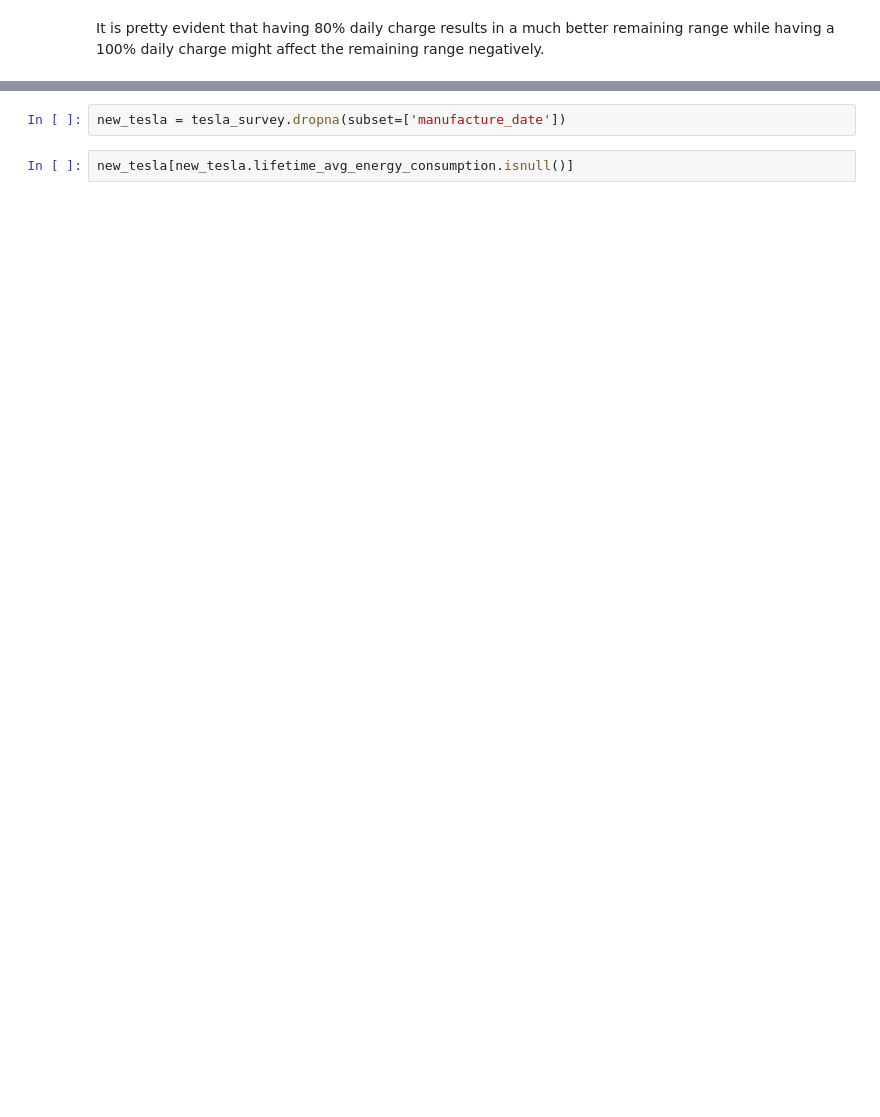
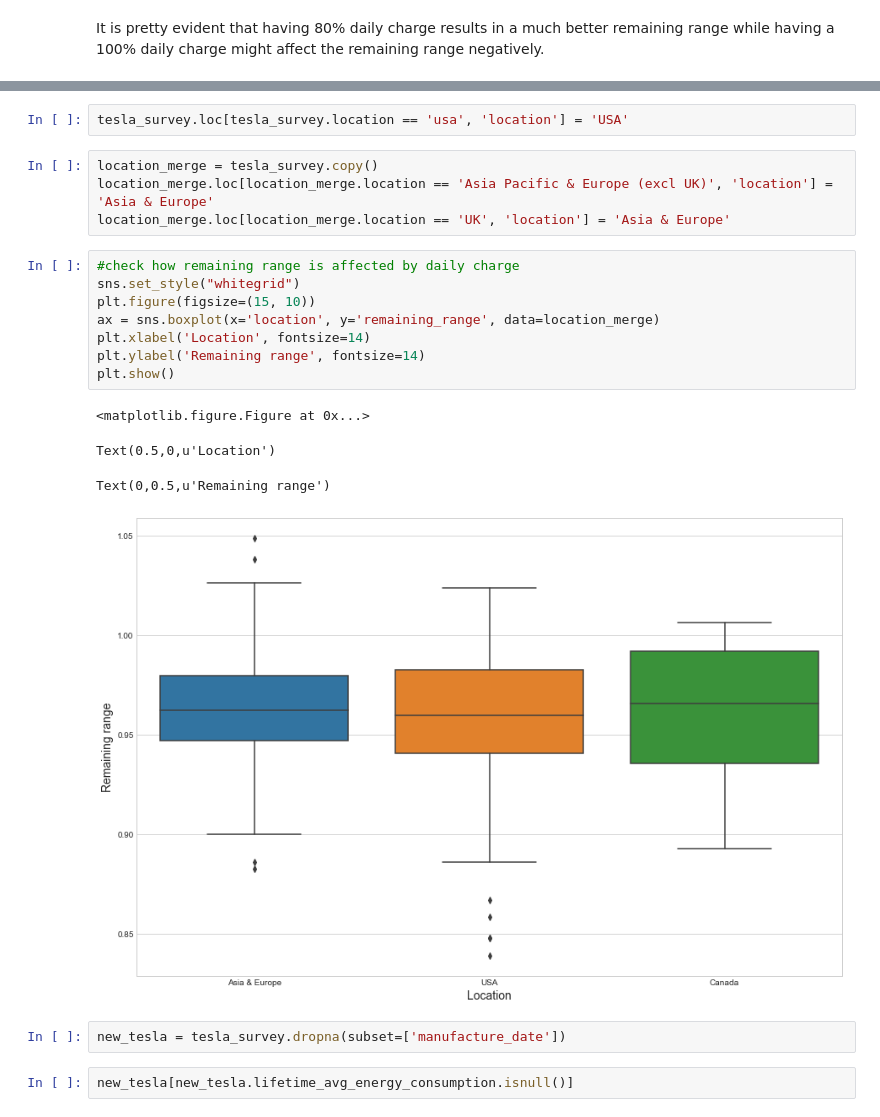
Before and after one commit to kvalentine95/capstone_data_science, a Jupyter notebook: tesla/tesla-battery-degradation.ipynb, the cells around one changed output, grey strips where cells are left out. Drawn from its saved outputs; the diff is of its cells as text; blank space fills up the shorter version.

```diff
--- a/tesla/tesla-battery-degradation.ipynb
+++ b/tesla/tesla-battery-degradation.ipynb
@@ -668,3 +776,22 @@ It is pretty evident that having 80% daily charge results in a much better remai
+# %%
+tesla_survey.loc[tesla_survey.location == 'usa', 'location'] = 'USA'
+# %%
+location_merge = tesla_survey.copy()
+location_merge.loc[location_merge.location == 'Asia Pacific & Europe (excl UK)', 'location'] = 'Asia & Europe'
+location_merge.loc[location_merge.location == 'UK', 'location'] = 'Asia & Europe'
+# %%
+#check how remaining range is affected by daily charge
+sns.set_style("whitegrid")
+plt.figure(figsize=(15, 10))
+ax = sns.boxplot(x='location', y='remaining_range', data=location_merge)
+plt.xlabel('Location', fontsize=14)
+plt.ylabel('Remaining range', fontsize=14)
+plt.show()
+# %% [output]
+<matplotlib.figure.Figure at 0x...>
+Text(0.5,0,u'Location')
+Text(0,0.5,u'Remaining range')
+[figure, added]
 # %%
 new_tesla = tesla_survey.dropna(subset=['manufacture_date'])
 # %%
```
Also changed, not shown: parts of 62 cells of this notebook.
